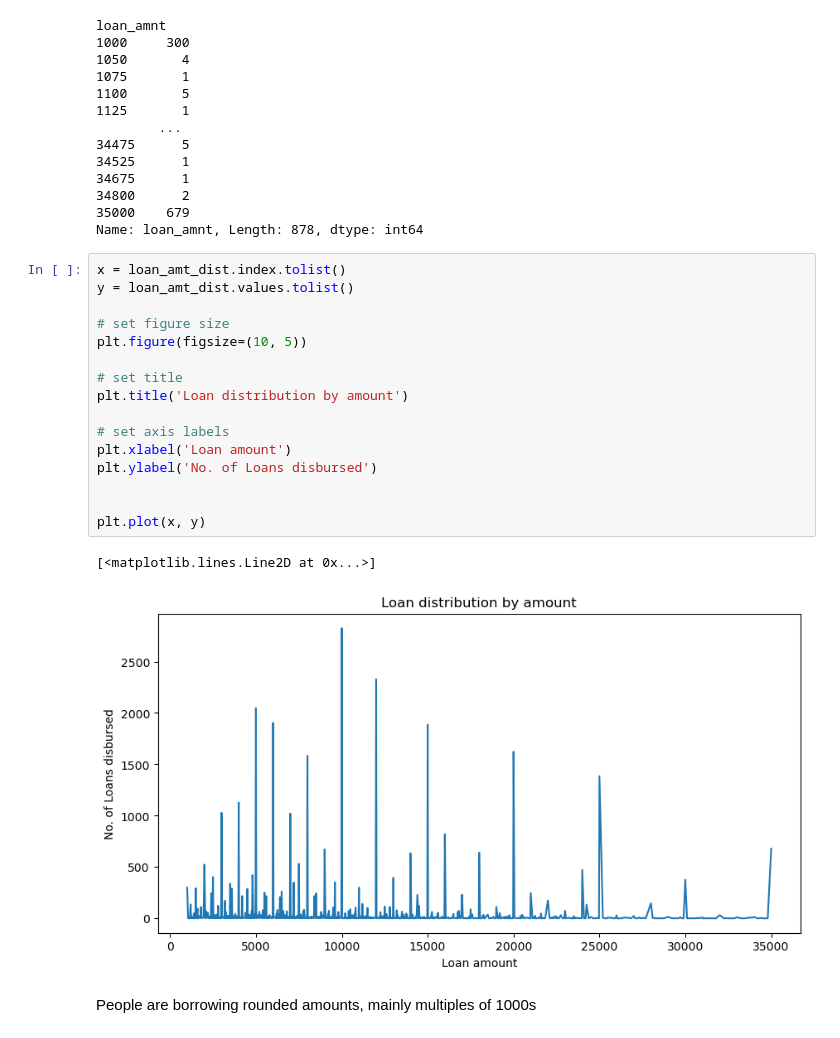
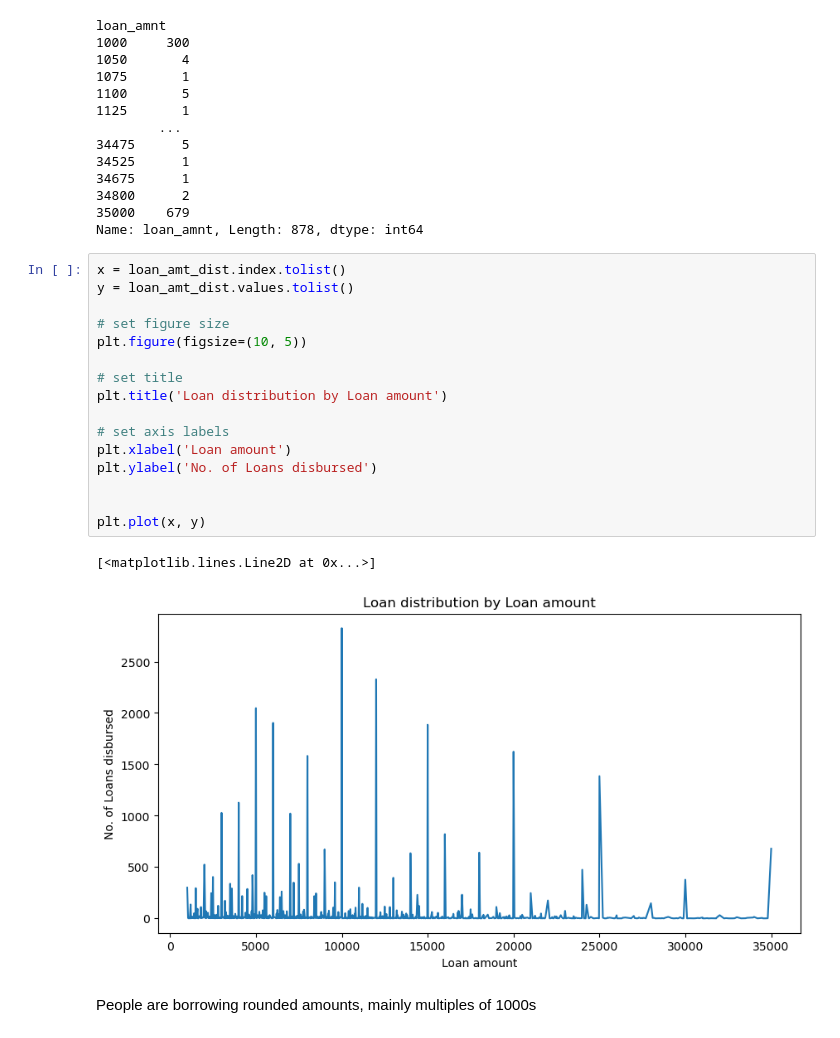
Before and after one commit to kiranp37/LendingClubCaseStudy, a Jupyter notebook: LendingClubCaseStudy.ipynb, the cells around one changed output. Cells and saved outputs as stored; diff of their text form.

```diff
--- a/LendingClubCaseStudy.ipynb
+++ b/LendingClubCaseStudy.ipynb
@@ -385,22 +379,22 @@ Name: loan_amnt, Length: 878, dtype: int64
 # %%
 x = loan_amt_dist.index.tolist()
 y = loan_amt_dist.values.tolist()
 
 # set figure size
 plt.figure(figsize=(10, 5))
 
 # set title
-plt.title('Loan distribution by amount')
+plt.title('Loan distribution by Loan amount')
 
 # set axis labels
 plt.xlabel('Loan amount')
 plt.ylabel('No. of Loans disbursed')
 
 
 plt.plot(x, y)
 # %% [output]
 [<matplotlib.lines.Line2D at 0x...>]
-[figure, old version]
+[figure, new version]
 # %% [markdown]
 People are borrowing rounded amounts, mainly multiples of 1000s
 # %%
```
Also changed, not shown: parts of 46 cells of this notebook.
